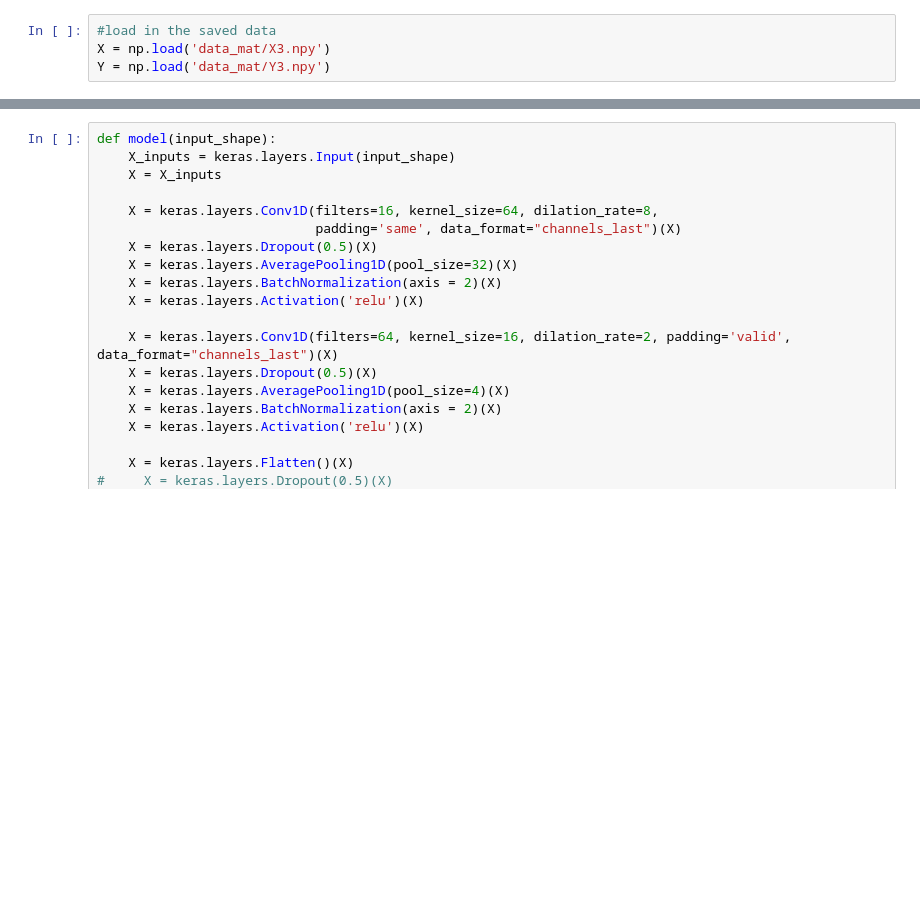
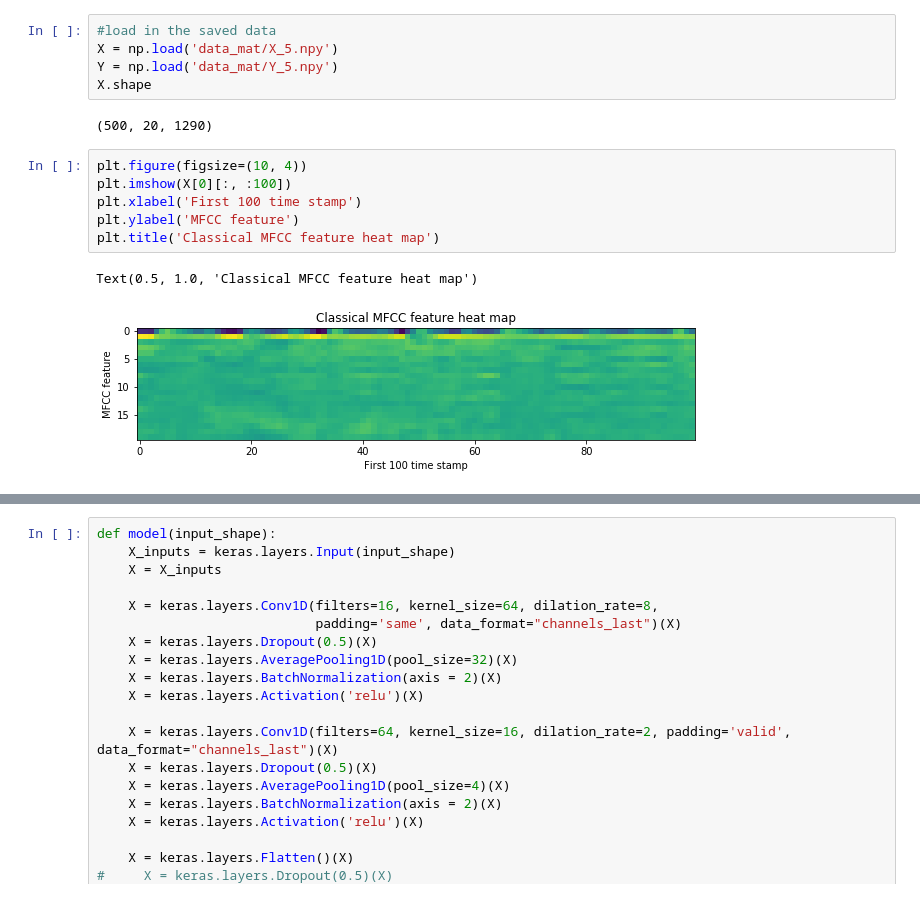
Before and after one commit to hyeonjungko/music_genre_classifier, a Jupyter notebook: cnn_classifier.ipynb, the cells around one changed output, grey strips where cells are left out. Cells and saved outputs as stored; diff of their text form; blank space fills up the shorter version.

```diff
--- a/cnn_classifier.ipynb
+++ b/cnn_classifier.ipynb
@@ -14,4 +12,16 @@ Using TensorFlow backend.
 # %%
 #load in the saved data
-X = np.load('data_mat/X3.npy')
-Y = np.load('data_mat/Y3.npy')
+X = np.load('data_mat/X_5.npy')
+Y = np.load('data_mat/Y_5.npy')
+X.shape
+# %% [output]
+(500, 20, 1290)
+# %%
+plt.figure(figsize=(10, 4))
+plt.imshow(X[0][:, :100])
+plt.xlabel('First 100 time stamp')
+plt.ylabel('MFCC feature')
+plt.title('Classical MFCC feature heat map')
+# %% [output]
+Text(0.5, 1.0, 'Classical MFCC feature heat map')
+[figure, added]
```
Also changed, not shown: parts of 19 cells of this notebook, 3 other files.
